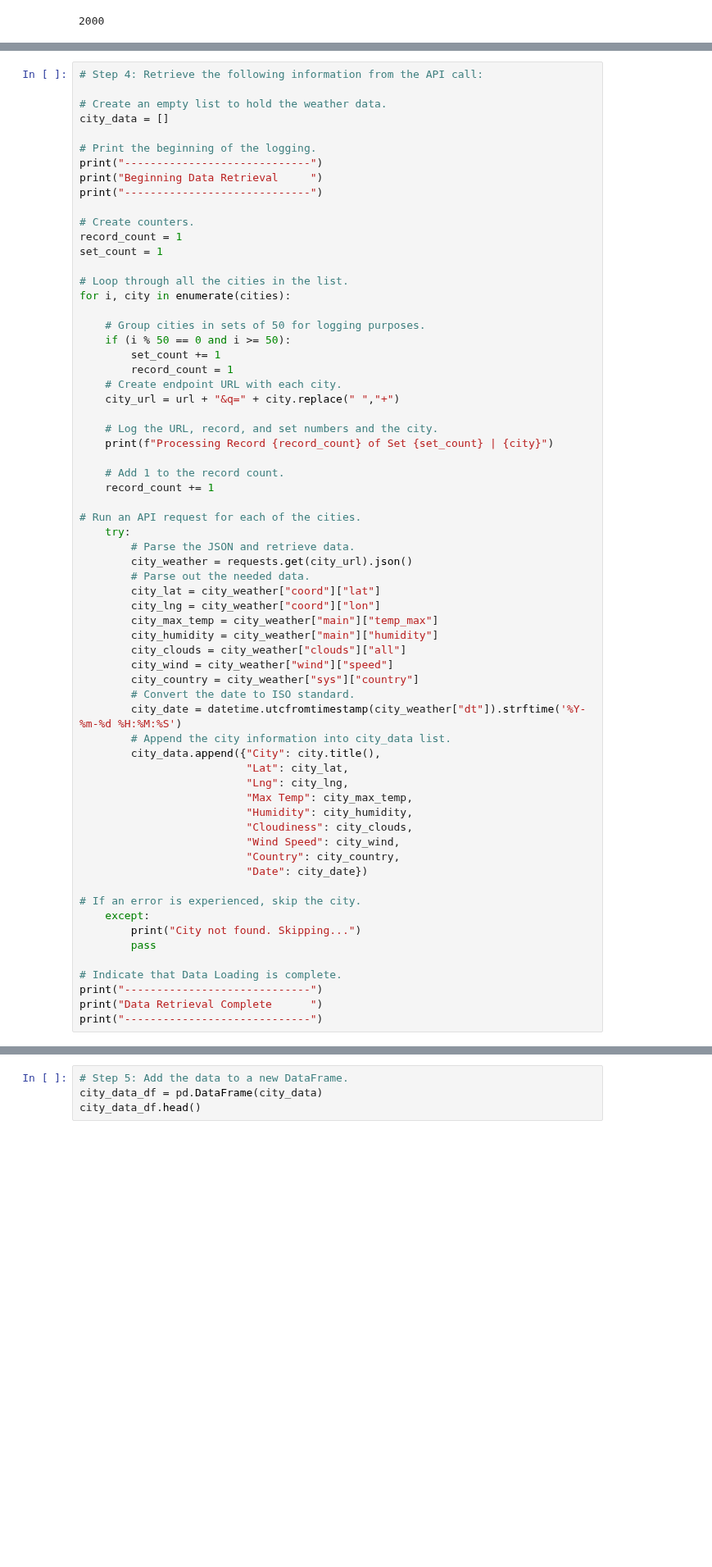
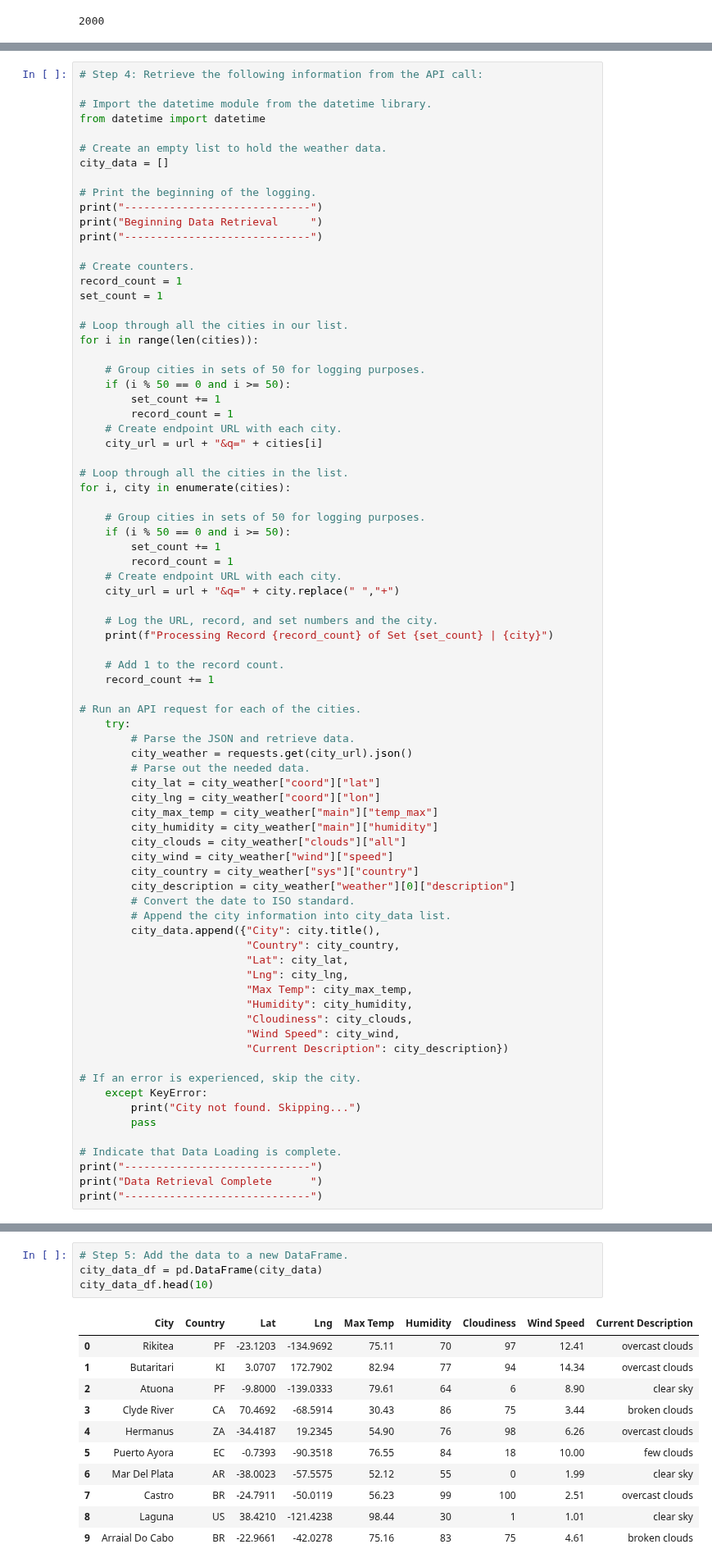
Before and after one commit to alysiawon/World-Weather-Analysis, a Jupyter notebook: Weather_Database.ipynb, the cells around one changed output, grey strips where cells are left out. Shown at 82% size. Drawn from its saved outputs; the diff is of its cells as text; blank space fills up the shorter version.

```diff
--- a/Weather_Database.ipynb
+++ b/Weather_Database.ipynb
@@ -48,6 +48,9 @@ len(cities)
 url = "http://api.openweathermap.org/data/2.5/weather?units=Imperial&APPID=" + weather_api_key
 # %%
 # Step 4: Retrieve the following information from the API call:
+
+# Import the datetime module from the datetime library.
+from datetime import datetime
 
 # Create an empty list to hold the weather data.
 city_data = []
@@ -60,6 +63,16 @@ print("-----------------------------")
 # Create counters.
 record_count = 1
 set_count = 1
+
+# Loop through all the cities in our list.
+for i in range(len(cities)):
+
+    # Group cities in sets of 50 for logging purposes.
+    if (i % 50 == 0 and i >= 50):
+        set_count += 1
+        record_count = 1
+    # Create endpoint URL with each city.
+    city_url = url + "&q=" + cities[i]
 
 # Loop through all the cities in the list.
 for i, city in enumerate(cities):
@@ -89,21 +102,21 @@ for i, city in enumerate(cities):
         city_clouds = city_weather["clouds"]["all"]
         city_wind = city_weather["wind"]["speed"]
         city_country = city_weather["sys"]["country"]
+        city_description = city_weather["weather"][0]["description"]
         # Convert the date to ISO standard.
-        city_date = datetime.utcfromtimestamp(city_weather["dt"]).strftime('%Y-%m-%d %H:%M:%S')
         # Append the city information into city_data list.
         city_data.append({"City": city.title(),
+                          "Country": city_country,
                           "Lat": city_lat,
                           "Lng": city_lng,
                           "Max Temp": city_max_temp,
                           "Humidity": city_humidity,
                           "Cloudiness": city_clouds,
                           "Wind Speed": city_wind,
-                          "Country": city_country,
-                          "Date": city_date})
+                          "Current Description": city_description})
 
 # If an error is experienced, skip the city.
-    except:
+    except KeyError:
         print("City not found. Skipping...")
         pass
 
@@ -132,4 +145,16 @@ Data Retrieval Complete
 # %%
 # Step 5: Add the data to a new DataFrame.
 city_data_df = pd.DataFrame(city_data)
-city_data_df.head()
+city_data_df.head(10)
+# %% [output]
+|  | City | Country | Lat | Lng | Max Temp | Humidity | Cloudiness | Wind Speed | Current Description |
+| 0 | Rikitea | PF | -23.1203 | -134.9692 | 75.11 | 70 | 97 | 12.41 | overcast clouds |
+| 1 | Butaritari | KI | 3.0707 | 172.7902 | 82.94 | 77 | 94 | 14.34 | overcast clouds |
+| 2 | Atuona | PF | -9.8000 | -139.0333 | 79.61 | 64 | 6 | 8.90 | clear sky |
+| 3 | Clyde River | CA | 70.4692 | -68.5914 | 30.43 | 86 | 75 | 3.44 | broken clouds |
+| 4 | Hermanus | ZA | -34.4187 | 19.2345 | 54.90 | 76 | 98 | 6.26 | overcast clouds |
+| 5 | Puerto Ayora | EC | -0.7393 | -90.3518 | 76.55 | 84 | 18 | 10.00 | few clouds |
+| 6 | Mar Del Plata | AR | -38.0023 | -57.5575 | 52.12 | 55 | 0 | 1.99 | clear sky |
+| 7 | Castro | BR | -24.7911 | -50.0119 | 56.23 | 99 | 100 | 2.51 | overcast clouds |
+| 8 | Laguna | US | 38.4210 | -121.4238 | 98.44 | 30 | 1 | 1.01 | clear sky |
+| 9 | Arraial Do Cabo | BR | -22.9661 | -42.0278 | 75.16 | 83 | 75 | 4.61 | broken clouds |
```
Also changed, not shown: parts of 3 cells of this notebook, 5 other files.
